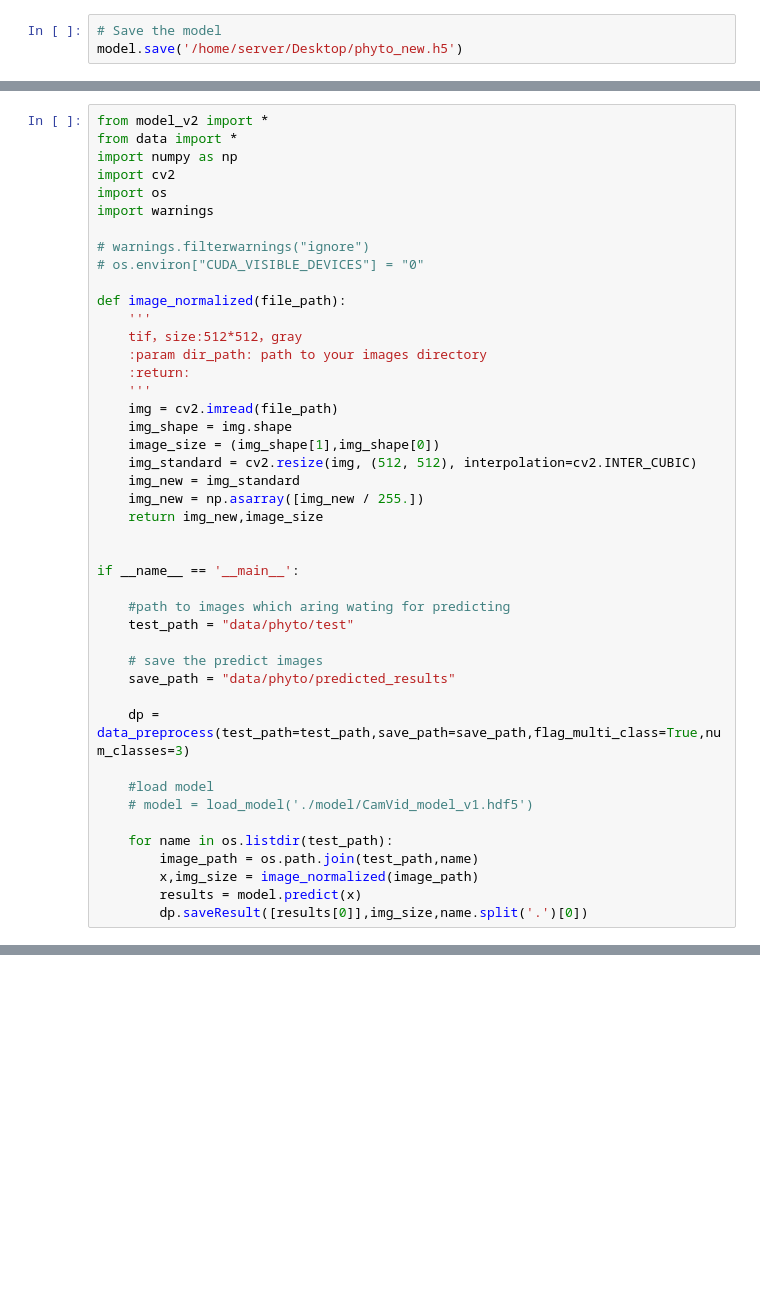
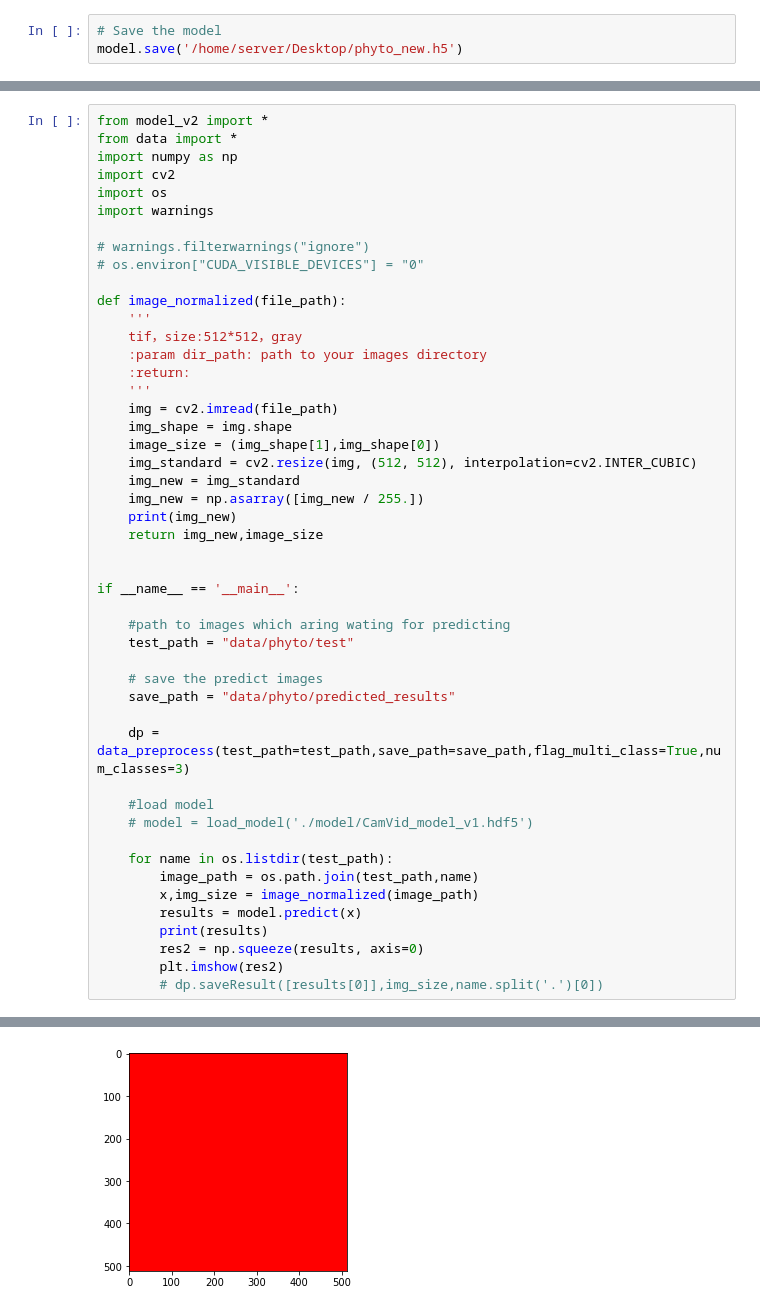
Before and after one commit to Gpetrak/Unet_multiClass, a Jupyter notebook: phyto_unet_train.ipynb, the cells around one changed output, grey strips where cells are left out. Saved outputs shown, nothing was run; the diff lists cells and outputs as text; blank space fills up the shorter version.

```diff
--- a/phyto_unet_train.ipynb
+++ b/phyto_unet_train.ipynb
@@ -112,6 +118,7 @@ def image_normalized(file_path):
     img_standard = cv2.resize(img, (512, 512), interpolation=cv2.INTER_CUBIC)
     img_new = img_standard
     img_new = np.asarray([img_new / 255.])
+    print(img_new)
     return img_new,image_size
 
 
@@ -132,4 +139,8 @@ if __name__ == '__main__':
         image_path = os.path.join(test_path,name)
         x,img_size = image_normalized(image_path)
         results = model.predict(x)
-        dp.saveResult([results[0]],img_size,name.split('.')[0])
+        print(results)
+        res2 = np.squeeze(results, axis=0)
+        plt.imshow(res2)
+        # dp.saveResult([results[0]],img_size,name.split('.')[0])
+# %% [output]
@@ -135,0 +164 @@ if __name__ == '__main__':
+[figure, added]
```
Also changed, not shown: parts of 4 cells of this notebook, 2 other files.
